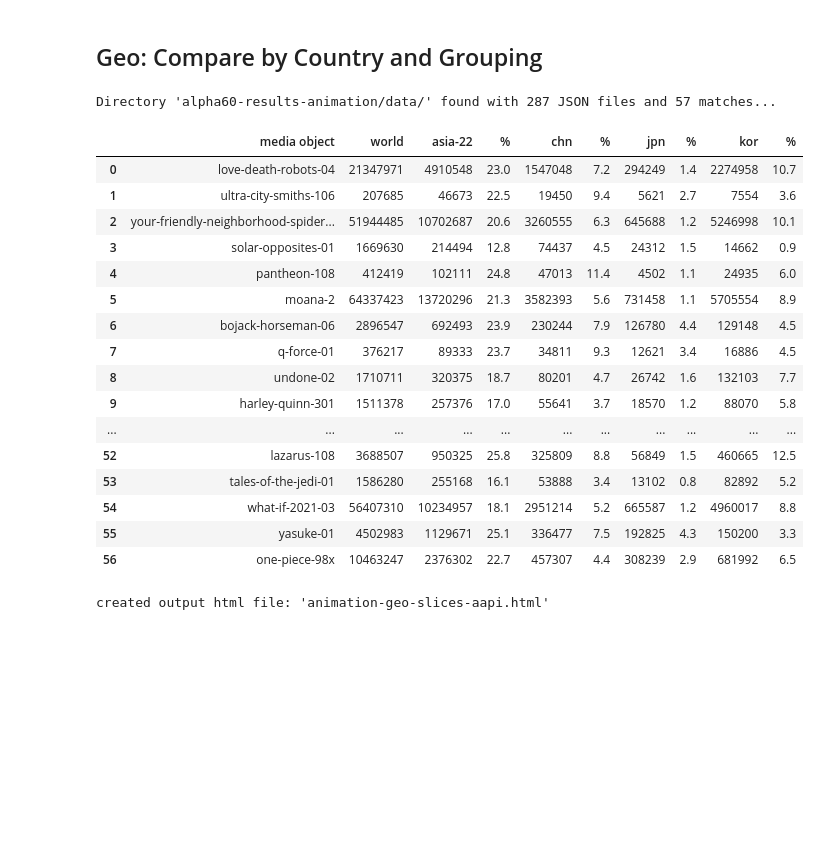
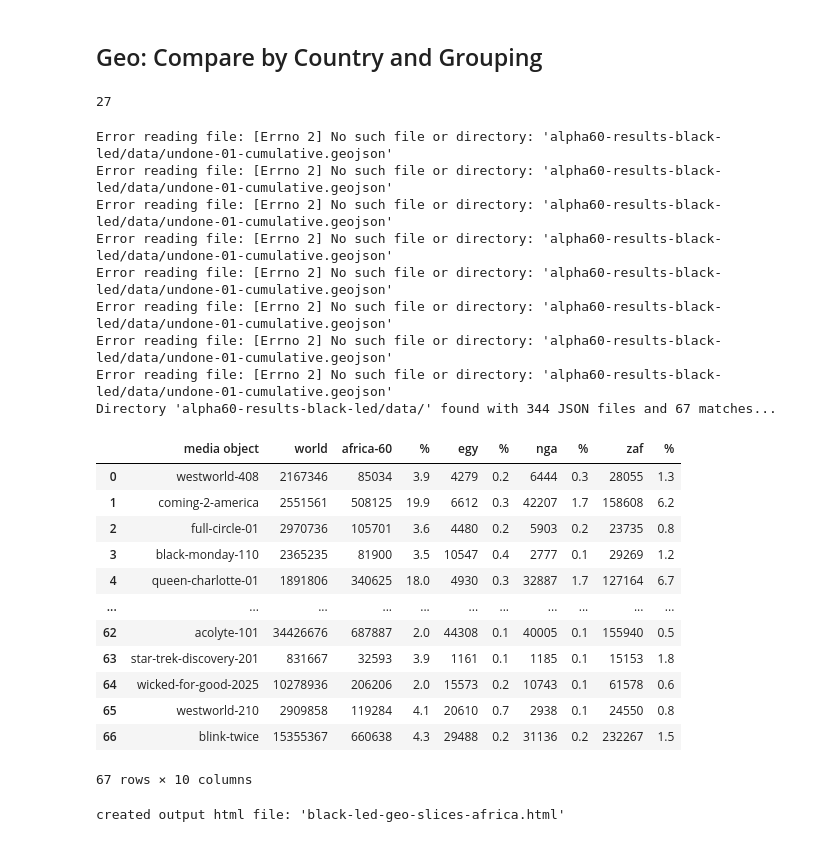
Before and after one commit to alpha60-devops/alpha60-results-star-wars-universe, a Jupyter notebook: analysis/notebooks/explore-2026h1.ipynb, the cells around one changed output. Cells and saved outputs as stored; diff of their text form; code cells hidden in the pictures; blank space fills up the shorter version.

```diff
--- a/analysis/notebooks/explore-2026h1.ipynb
+++ b/analysis/notebooks/explore-2026h1.ipynb
@@ -144,8 +144,8 @@ countries = ["BRA", "CAN", "CHN", "DEU", "ESP", "FRA", "HKG", "JPN", "KOR", "MEX
 
 #mediaobj = 'star-wars-universe'
 #mediaobj = 'aapi-led'
-mediaobj = 'animation'
-#mediaobj = 'black-led'
+#mediaobj = 'animation'
+mediaobj = 'black-led'
 #mediaobj = 'distributed-denial-of-secrets-cyberwar-rus-ukr'
 #mediaobj = '3d-guns'
 
@@ -817,7 +825,7 @@ def geojson_to_asia_dataframe(input_geojson):
     # Define columns explicitly to allow duplicate '%' headers
     columns = [
         "media object", "world",
-        "asia-22", "%",
+        "asia-27", "%",
         "chn", "%",
         "jpn", "%",
         "kor", "%"
@@ -919,59 +927,65 @@ def repo_to_geo_dataframe(reponame, jsonmatch):
 
     json_data = []
     for filename in file_list_matching:
-      dfi = geojson_to_asia_dataframe(filename)
-      #dfi = geojson_to_africa_dataframe(filename)
+      #dfi = geojson_to_asia_dataframe(filename)
+      dfi = geojson_to_africa_dataframe(filename)
       json_data.append(dfi)
 
     # Concatenate all of them at once
     combined_df = pd.concat(json_data, ignore_index=True)
     return combined_df;
 
 
 #geojfile = "mandalorian-208-cumulative.geojson"
 geojfile = "undone-01-cumulative.geojson"
 
 # Example usage.
 resultsg = aggregate_properties(geojfile)
 #display(resultsg)
 
 uno_iso = ["USA"]
 resultsm1 = aggregate_properties_by_country(geojfile, uno_iso)
 #display(resultsm1)
 
 resultsa = aggregate_properties_by_country(geojfile, asia_iso)
 #display(resultsa)
 
 # One media object
 df_result = geojson_to_asia_dataframe(geojfile)
 #display(df_result)
 
 # Whole repo
 df_repo = repo_to_geo_dataframe(reponame, "cumulative.geojson")
 display(df_repo)
 #df_to_spreadsheet(df_repo, f"{mediaobj}-geo-slices.xlsx")
 
 scolsm = [df_repo.columns[1], df_repo.columns[2], df_repo.columns[4], df_repo.columns[6], df_repo.columns[8]]
-df_to_table_html(df_repo, mediaobj + "-geo-slices-asia" + ".html", scolsm)
+#df_to_table_html(df_repo, mediaobj + "-geo-slices-asia" + ".html", scolsm)
+df_to_table_html(df_repo, mediaobj + "-geo-slices-africa" + ".html", scolsm)
 # %% [output]
-Directory 'alpha60-results-animation/data/' found with 287 JSON files and 57 matches...
+27
+Error reading file: [Errno 2] No such file or directory: 'alpha60-results-black-led/data/undone-01-cumulative.geojson'
+Error reading file: [Errno 2] No such file or directory: 'alpha60-results-black-led/data/undone-01-cumulative.geojson'
+Error reading file: [Errno 2] No such file or directory: 'alpha60-results-black-led/data/undone-01-cumulative.geojson'
+Error reading file: [Errno 2] No such file or directory: 'alpha60-results-black-led/data/undone-01-cumulative.geojson'
+Error reading file: [Errno 2] No such file or directory: 'alpha60-results-black-led/data/undone-01-cumulative.geojson'
+Error reading file: [Errno 2] No such file or directory: 'alpha60-results-black-led/data/undone-01-cumulative.geojson'
+Error reading file: [Errno 2] No such file or directory: 'alpha60-results-black-led/data/undone-01-cumulative.geojson'
+Error reading file: [Errno 2] No such file or directory: 'alpha60-results-black-led/data/undone-01-cumulative.geojson'
+Directory 'alpha60-results-black-led/data/' found with 344 JSON files and 67 matches...
-|  | media object | world | asia-22 | % | chn | % | jpn | % | kor | % |
-| 0 | love-death-robots-04 | 21347971 | 4910548 | 23.0 | 1547048 | 7.2 | 294249 | 1.4 | 2274958 | 10.7 |
-| 1 | ultra-city-smiths-106 | 207685 | 46673 | 22.5 | 19450 | 9.4 | 5621 | 2.7 | 7554 | 3.6 |
-| 2 | your-friendly-neighborhood-spider... | 51944485 | 10702687 | 20.6 | 3260555 | 6.3 | 645688 | 1.2 | 5246998 | 10.1 |
-| 3 | solar-opposites-01 | 1669630 | 214494 | 12.8 | 74437 | 4.5 | 24312 | 1.5 | 14662 | 0.9 |
-| 4 | pantheon-108 | 412419 | 102111 | 24.8 | 47013 | 11.4 | 4502 | 1.1 | 24935 | 6.0 |
-| 5 | moana-2 | 64337423 | 13720296 | 21.3 | 3582393 | 5.6 | 731458 | 1.1 | 5705554 | 8.9 |
-| 6 | bojack-horseman-06 | 2896547 | 692493 | 23.9 | 230244 | 7.9 | 126780 | 4.4 | 129148 | 4.5 |
-| 7 | q-force-01 | 376217 | 89333 | 23.7 | 34811 | 9.3 | 12621 | 3.4 | 16886 | 4.5 |
-| 8 | undone-02 | 1710711 | 320375 | 18.7 | 80201 | 4.7 | 26742 | 1.6 | 132103 | 7.7 |
-| 9 | harley-quinn-301 | 1511378 | 257376 | 17.0 | 55641 | 3.7 | 18570 | 1.2 | 88070 | 5.8 |
+|  | media object | world | africa-60 | % | egy | % | nga | % | zaf | % |
+| 0 | westworld-408 | 2167346 | 85034 | 3.9 | 4279 | 0.2 | 6444 | 0.3 | 28055 | 1.3 |
+| 1 | coming-2-america | 2551561 | 508125 | 19.9 | 6612 | 0.3 | 42207 | 1.7 | 158608 | 6.2 |
+| 2 | full-circle-01 | 2970736 | 105701 | 3.6 | 4480 | 0.2 | 5903 | 0.2 | 23735 | 0.8 |
+| 3 | black-monday-110 | 2365235 | 81900 | 3.5 | 10547 | 0.4 | 2777 | 0.1 | 29269 | 1.2 |
+| 4 | queen-charlotte-01 | 1891806 | 340625 | 18.0 | 4930 | 0.3 | 32887 | 1.7 | 127164 | 6.7 |
 | ... | ... | ... | ... | ... | ... | ... | ... | ... | ... | ... |
-| 52 | lazarus-108 | 3688507 | 950325 | 25.8 | 325809 | 8.8 | 56849 | 1.5 | 460665 | 12.5 |
-| 53 | tales-of-the-jedi-01 | 1586280 | 255168 | 16.1 | 53888 | 3.4 | 13102 | 0.8 | 82892 | 5.2 |
-| 54 | what-if-2021-03 | 56407310 | 10234957 | 18.1 | 2951214 | 5.2 | 665587 | 1.2 | 4960017 | 8.8 |
-| 55 | yasuke-01 | 4502983 | 1129671 | 25.1 | 336477 | 7.5 | 192825 | 4.3 | 150200 | 3.3 |
-| 56 | one-piece-98x | 10463247 | 2376302 | 22.7 | 457307 | 4.4 | 308239 | 2.9 | 681992 | 6.5 |
+| 62 | acolyte-101 | 34426676 | 687887 | 2.0 | 44308 | 0.1 | 40005 | 0.1 | 155940 | 0.5 |
+| 63 | star-trek-discovery-201 | 831667 | 32593 | 3.9 | 1161 | 0.1 | 1185 | 0.1 | 15153 | 1.8 |
+| 64 | wicked-for-good-2025 | 10278936 | 206206 | 2.0 | 15573 | 0.2 | 10743 | 0.1 | 61578 | 0.6 |
+| 65 | westworld-210 | 2909858 | 119284 | 4.1 | 20610 | 0.7 | 2938 | 0.1 | 24550 | 0.8 |
+| 66 | blink-twice | 15355367 | 660638 | 4.3 | 29488 | 0.2 | 31136 | 0.2 | 232267 | 1.5 |
-created output html file: 'animation-geo-slices-aapi.html'
+67 rows × 10 columns
+created output html file: 'black-led-geo-slices-africa.html'
 [interactive output not drawn]
 [interactive output not drawn]
```
Also changed, not shown: parts of 4 cells of this notebook.
